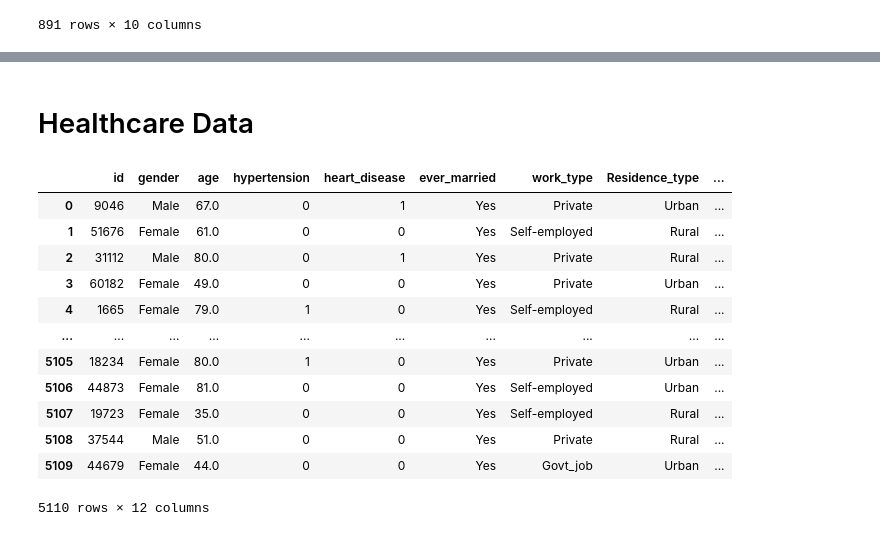
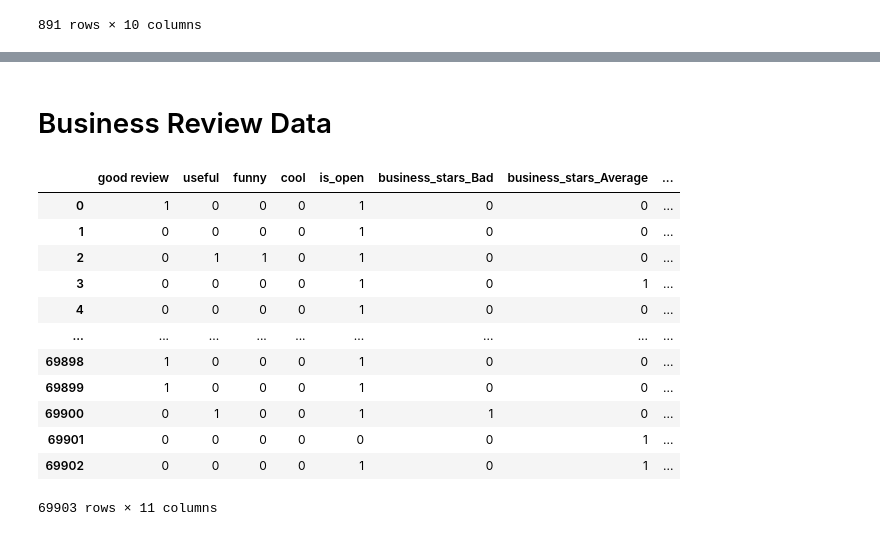
Before and after one commit to gtengwei/CZ4032-Data-Mining, a Jupyter notebook: agglomerative.ipynb, the cells around one changed output, grey strips where cells are left out. Saved outputs shown, nothing was run; the diff lists cells and outputs as text; code cells hidden in the pictures.

```diff
--- a/agglomerative.ipynb
+++ b/agglomerative.ipynb
@@ -378,19 +377,20 @@ NMI: 1.0
 # %% [markdown]
-# Healthcare Data
+# Business Review Data
 # %%
-df = pd.read_csv('dataset/healthcare/healthcare.csv')
+df = pd.read_csv('dataset/business/sliced_review_business_3.csv')
+df = df[df.columns[1:]]
 df
 # %% [output]
-|  | id | gender | age | hypertension | heart_disease | ever_married | work_type | Residence_type | ... |
-| 0 | 9046 | Male | 67.0 | 0 | 1 | Yes | Private | Urban | ... |
-| 1 | 51676 | Female | 61.0 | 0 | 0 | Yes | Self-employed | Rural | ... |
-| 2 | 31112 | Male | 80.0 | 0 | 1 | Yes | Private | Rural | ... |
-| 3 | 60182 | Female | 49.0 | 0 | 0 | Yes | Private | Urban | ... |
-| 4 | 1665 | Female | 79.0 | 1 | 0 | Yes | Self-employed | Rural | ... |
-| ... | ... | ... | ... | ... | ... | ... | ... | ... | ... |
-| 5105 | 18234 | Female | 80.0 | 1 | 0 | Yes | Private | Urban | ... |
-| 5106 | 44873 | Female | 81.0 | 0 | 0 | Yes | Self-employed | Urban | ... |
-| 5107 | 19723 | Female | 35.0 | 0 | 0 | Yes | Self-employed | Rural | ... |
-| 5108 | 37544 | Male | 51.0 | 0 | 0 | Yes | Private | Rural | ... |
-| 5109 | 44679 | Female | 44.0 | 0 | 0 | Yes | Govt_job | Urban | ... |
+|  | good review | useful | funny | cool | is_open | business_stars_Bad | business_stars_Average | ... |
+| 0 | 1 | 0 | 0 | 0 | 1 | 0 | 0 | ... |
+| 1 | 0 | 0 | 0 | 0 | 1 | 0 | 0 | ... |
+| 2 | 0 | 1 | 1 | 0 | 1 | 0 | 0 | ... |
+| 3 | 0 | 0 | 0 | 0 | 1 | 0 | 1 | ... |
+| 4 | 0 | 0 | 0 | 0 | 1 | 0 | 0 | ... |
+| ... | ... | ... | ... | ... | ... | ... | ... | ... |
+| 69898 | 1 | 0 | 0 | 0 | 1 | 0 | 0 | ... |
+| 69899 | 1 | 0 | 0 | 0 | 1 | 0 | 0 | ... |
+| 69900 | 0 | 1 | 0 | 0 | 1 | 1 | 0 | ... |
+| 69901 | 0 | 0 | 0 | 0 | 0 | 0 | 1 | ... |
+| 69902 | 0 | 0 | 0 | 0 | 1 | 0 | 1 | ... |
-5110 rows × 12 columns
+69903 rows × 11 columns
```
Also changed, not shown: parts of 16 cells of this notebook.
